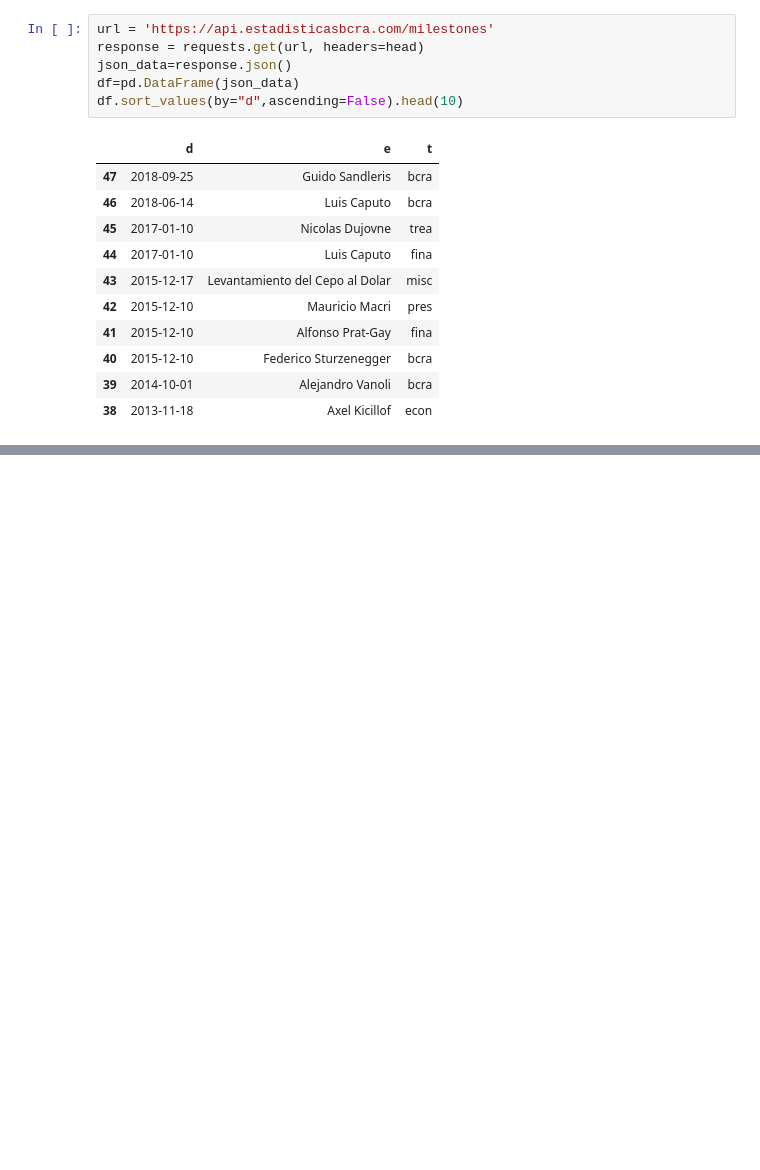
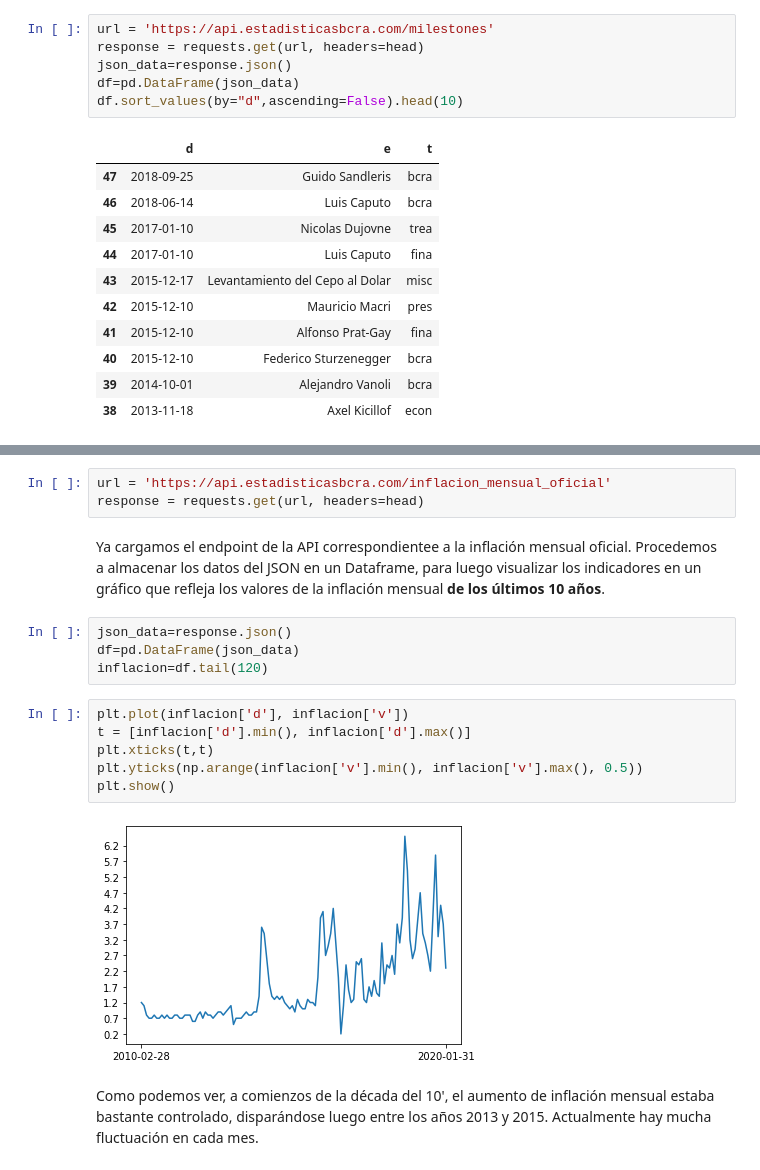
Before and after one commit to ezebinker/DatosAPI-BCRA, a Jupyter notebook: Datos_API_BCRA.ipynb, the cells around one changed output, grey strips where cells are left out. Cells and saved outputs as stored; diff of their text form; blank space fills up the shorter version.

```diff
--- a/Datos_API_BCRA.ipynb
+++ b/Datos_API_BCRA.ipynb
@@ -111,0 +115,19 @@ df.sort_values(by="d",ascending=False).head(10)
+# %%
+url = 'https://api.estadisticasbcra.com/inflacion_mensual_oficial'
+response = requests.get(url, headers=head)
+# %% [markdown]
+Ya cargamos el endpoint de la API correspondientee a la inflación mensual oficial. Procedemos a almacenar los datos del JSON en un Dataframe, para luego visualizar los indicadores en un gráfico que refleja los valores de la inflación mensual **de los últimos 10 años**.
+# %%
+json_data=response.json()
+df=pd.DataFrame(json_data)
+inflacion=df.tail(120)
+# %%
+plt.plot(inflacion['d'], inflacion['v'])
+t = [inflacion['d'].min(), inflacion['d'].max()]
+plt.xticks(t,t)
+plt.yticks(np.arange(inflacion['v'].min(), inflacion['v'].max(), 0.5))
+plt.show()
+# %% [output]
+[figure, added]
+# %% [markdown]
+Como podemos ver, a comienzos de la década del 10', el aumento de inflación mensual estaba bastante controlado, disparándose luego entre los años 2013 y 2015. Actualmente hay mucha fluctuación en cada mes.
```
Also changed, not shown: parts of 13 cells of this notebook.
